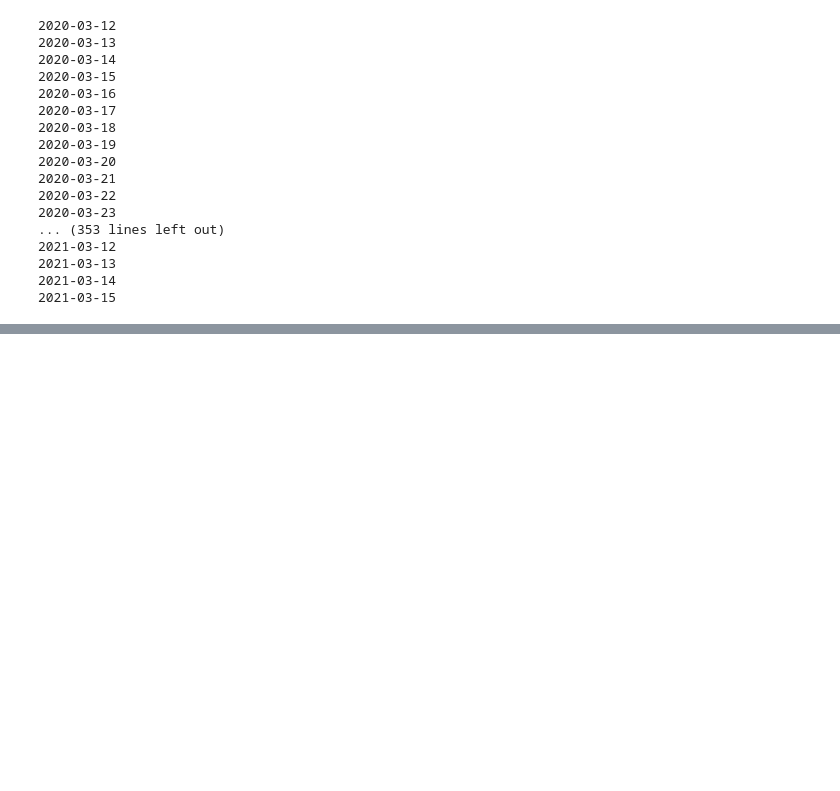
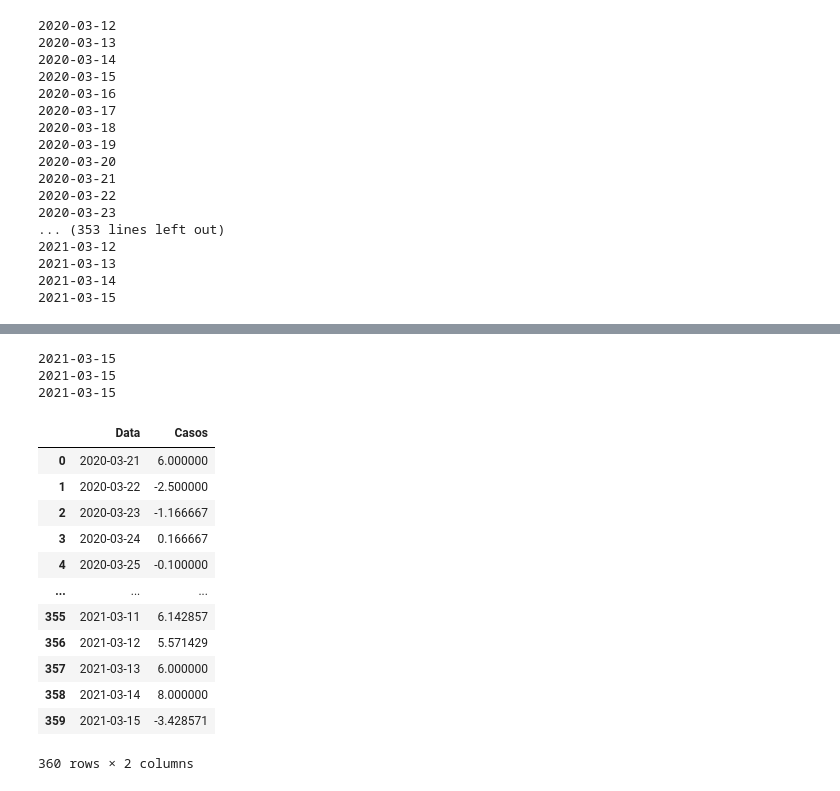
Before and after one commit to lia-univali/covid-tracker, a Jupyter notebook: note.ipynb, the cells around one changed output, grey strips where cells are left out. Saved outputs shown, nothing was run; the diff lists cells and outputs as text; code cells hidden in the pictures; blank space fills up the shorter version.

```diff
--- a/note.ipynb
+++ b/note.ipynb
@@ -271,3 +275,11 @@ makeVideo('mortalidade', df_processado, 'Mortalidade para cada 100k', [0,130], c
+# %%
+makeMapChart('casos', df_processado, 'Confirmados para cada 100 mil habitantes', [0,17000], color_scale = "Plasma")
+makeMapChart('letalidade', df_processado, 'Letalidade', [0,2.42], color_scale = "Plasma")
+makeMapChart('mortalidade', df_processado, 'Mortalidade para cada 100 mil habitantes', [0,130], color_scale = "Plasma")
+# %% [output]
+2021-03-15
+2021-03-15
+2021-03-15
 # %%
 minicipios_interesse = [
     'Florianópolis','Joinville','Balneário Camboriú','São José','Navegantes','Criciúma','Chapecó','Itajaí','Blumenau','Biguaçu'
@@ -285,0 +298,36 @@ makeLineChart('mortalidade', "Mortalidade para cada 100k")
+# %%
+import plotly.graph_objects as go
+import threading, queue
+
+df_municipio = df_interesse[df_interesse["Município"] == "Itajaí"]
+
+ultimos = []
+out = []
+last = 0
+for i,r in df_municipio.iterrows():
+    ultimos.append(r['Novos Casos'])
+    if(len(ultimos) > 7):
+        ultimos.pop(0)
+    if(len(ultimos) > 7):
+        print("eita")
+    out.append({
+        "Data": r['Data'],
+        'Casos': np.mean(np.array(ultimos))-last
+    })
+    last = np.mean(np.array(ultimos))
+mun = pd.DataFrame(out)
+mun
+# %% [output]
+|  | Data | Casos |
+| 0 | 2020-03-21 | 6.000000 |
+| 1 | 2020-03-22 | -2.500000 |
+| 2 | 2020-03-23 | -1.166667 |
+| 3 | 2020-03-24 | 0.166667 |
+| 4 | 2020-03-25 | -0.100000 |
+| ... | ... | ... |
+| 355 | 2021-03-11 | 6.142857 |
+| 356 | 2021-03-12 | 5.571429 |
+| 357 | 2021-03-13 | 6.000000 |
+| 358 | 2021-03-14 | 8.000000 |
+| 359 | 2021-03-15 | -3.428571 |
+360 rows × 2 columns
```
Also changed, not shown: parts of 11 cells of this notebook, 7 other files.
